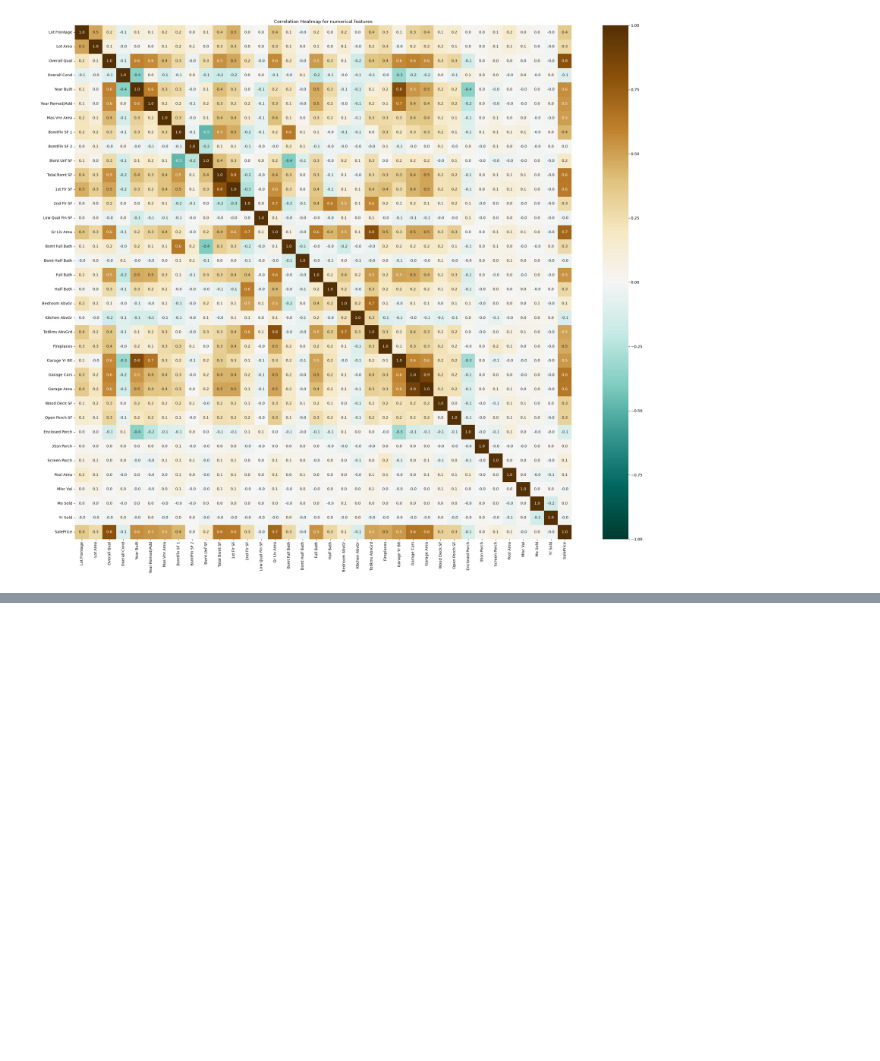
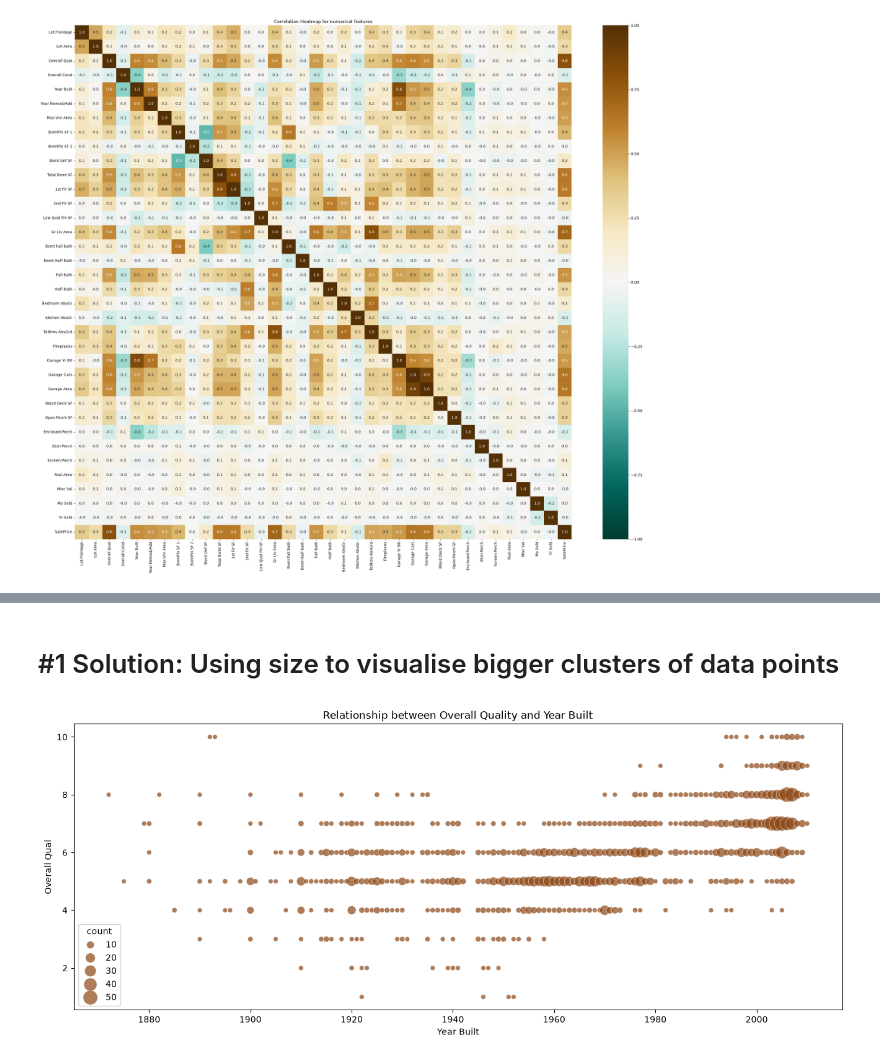
Before and after one commit to viragdiana/ML, a Jupyter notebook: lab-1-dia.ipynb, the cells around one changed output, grey strips where cells are left out. Cells and saved outputs as stored; diff of their text form; code cells hidden in the pictures; blank space fills up the shorter version.

```diff
--- a/lab-1-dia.ipynb
+++ b/lab-1-dia.ipynb
@@ -241,0 +277,11 @@ plt.show()
+# %% [markdown]
+# \#1 Solution: Using size to visualise bigger clusters of data points
+# %%
+# saw this kind of dot sizing on Geeks for Geeks
+plt.figure(figsize = (16, 6))
+counts = data.groupby(['Year Built', 'Overall Qual']).size().reset_index(name = 'count')
+sns.scatterplot(x = 'Year Built', y = 'Overall Qual', data = counts, size = 'count', sizes = (30, 300), color = 'saddlebrown', alpha = 0.7)
+plt.title('Relationship between Overall Quality and Year Built')
+plt.show()
+# %% [output]
+[figure, added]
```
Also changed, not shown: parts of 14 cells of this notebook.
